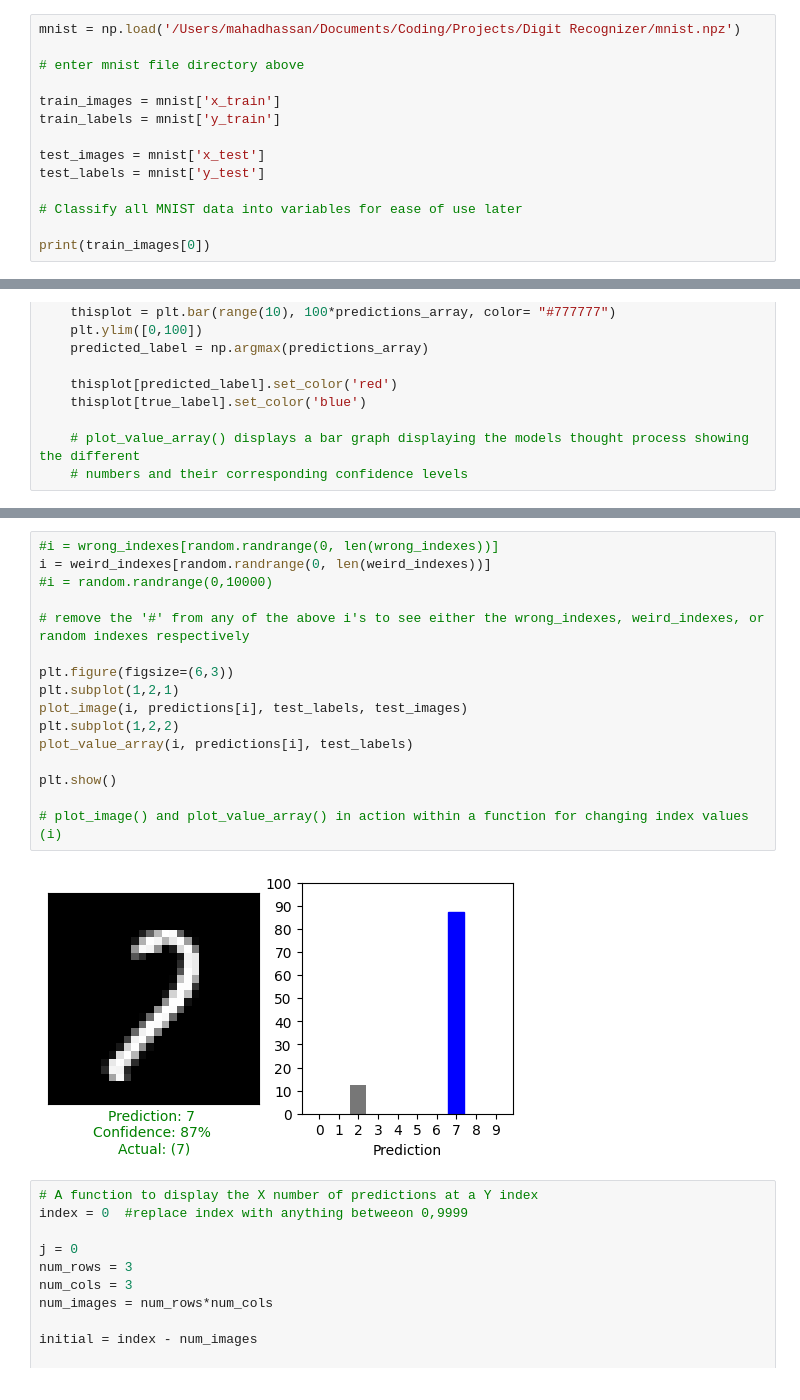
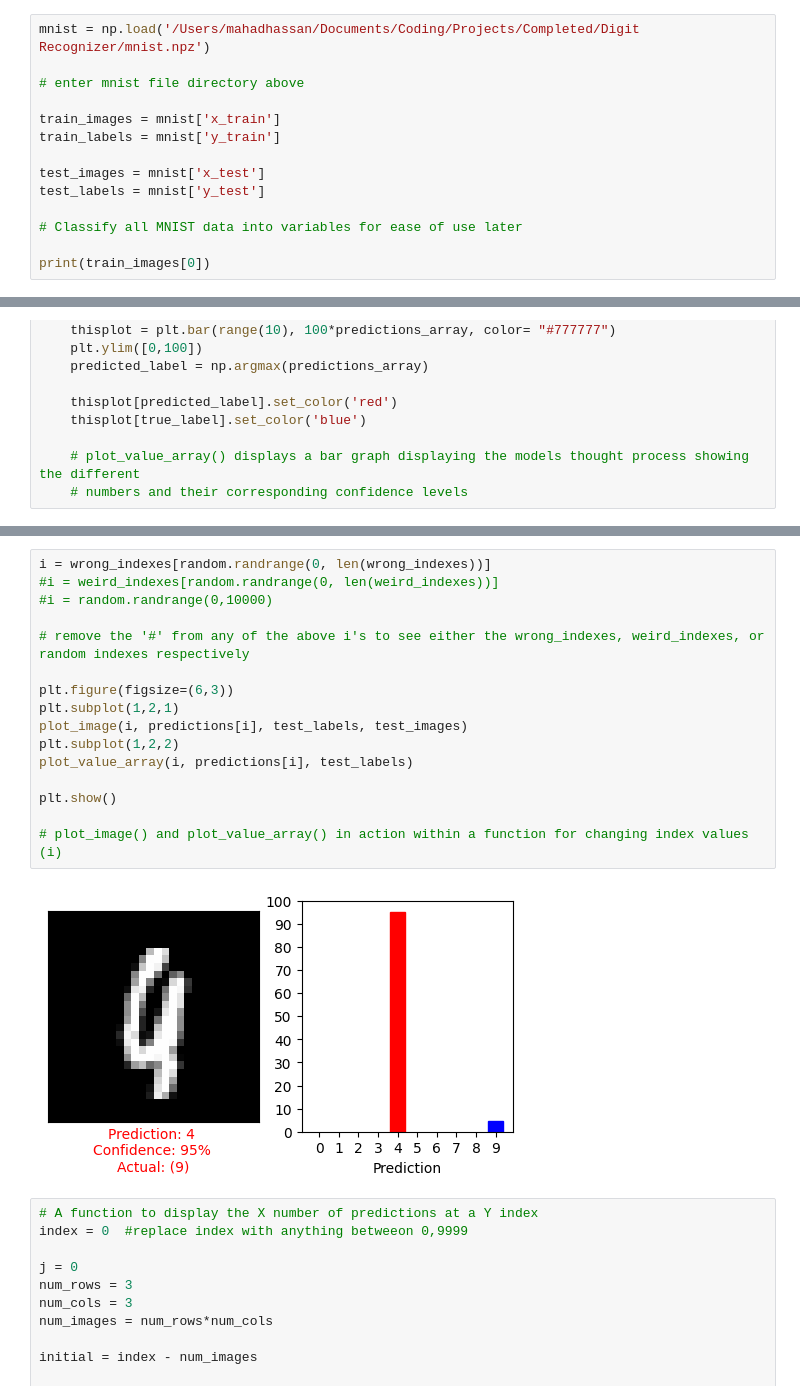
Before and after one commit to mahadhsn/Digit-Recognizer, a Jupyter notebook: main.ipynb, the cells around one changed output, grey strips where cells are left out. Saved outputs shown, nothing was run; the diff lists cells and outputs as text.

```diff
--- a/main.ipynb
+++ b/main.ipynb
@@ -6,7 +6,7 @@ from matplotlib import pyplot as plt
 import random
 # add all imports
 # %%
-mnist = np.load('/Users/mahadhassan/Documents/Coding/Projects/Digit Recognizer/mnist.npz')
+mnist = np.load('/Users/mahadhassan/Documents/Coding/Projects/Completed/Digit Recognizer/mnist.npz')
 
 # enter mnist file directory above
 
@@ -235,21 +237,21 @@ print(wrong_indexes[:10])
 # %%
-#i = wrong_indexes[random.randrange(0, len(wrong_indexes))]
-i = weird_indexes[random.randrange(0, len(weird_indexes))]
+i = wrong_indexes[random.randrange(0, len(wrong_indexes))]
+#i = weird_indexes[random.randrange(0, len(weird_indexes))]
 #i = random.randrange(0,10000)
 
 # remove the '#' from any of the above i's to see either the wrong_indexes, weird_indexes, or random indexes respectively
 
 plt.figure(figsize=(6,3))
 plt.subplot(1,2,1)
 plot_image(i, predictions[i], test_labels, test_images)
 plt.subplot(1,2,2)
 plot_value_array(i, predictions[i], test_labels)
 
 plt.show()
 
 # plot_image() and plot_value_array() in action within a function for changing index values (i)
 # %% [output]
-[figure, old version]
+[figure, new version]
 # %%
 # A function to display the X number of predictions at a Y index
 index = 0  #replace index with anything betweeon 0,9999
```
Also changed, not shown: parts of 5 cells of this notebook, 9 other files.
